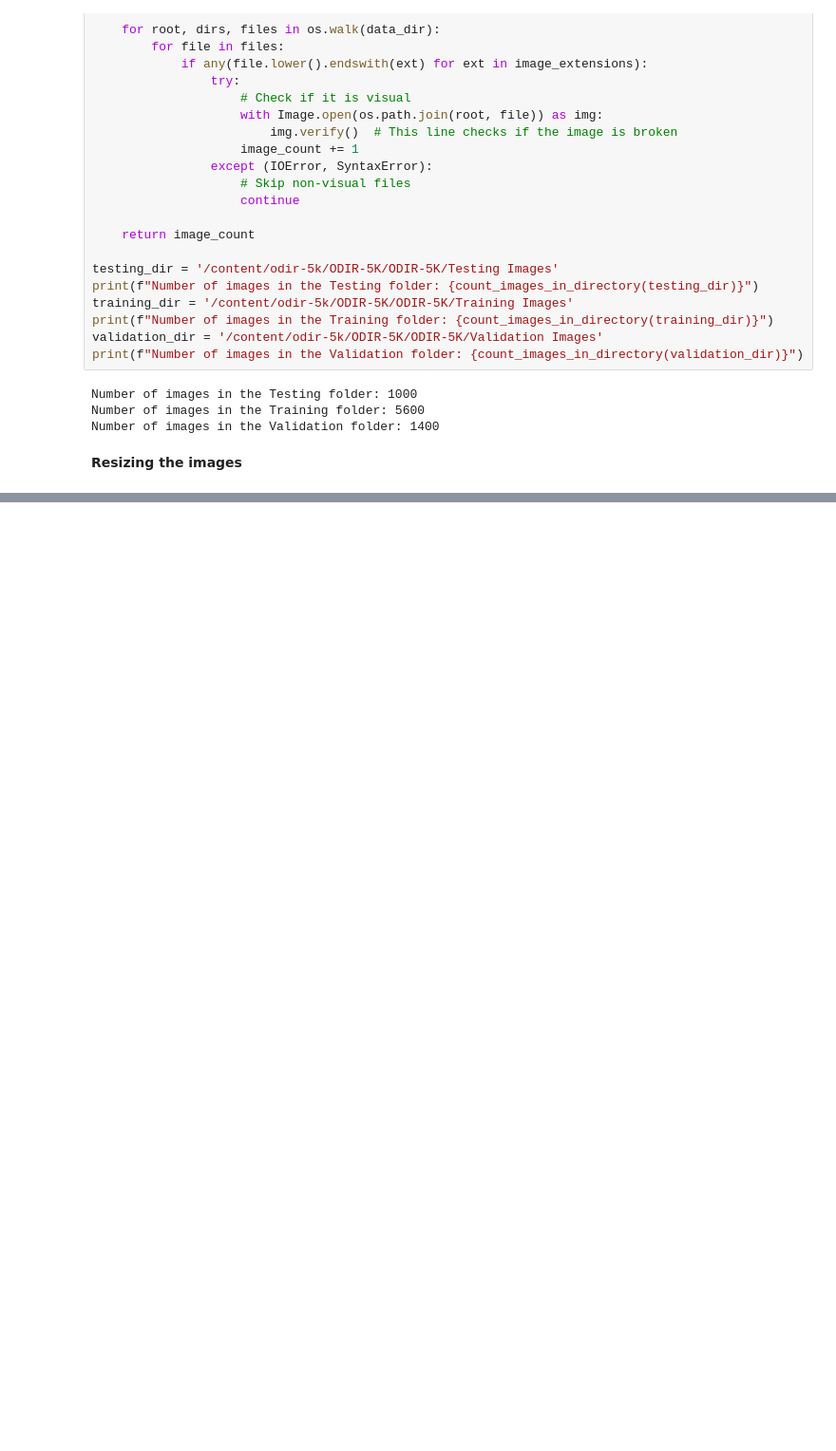
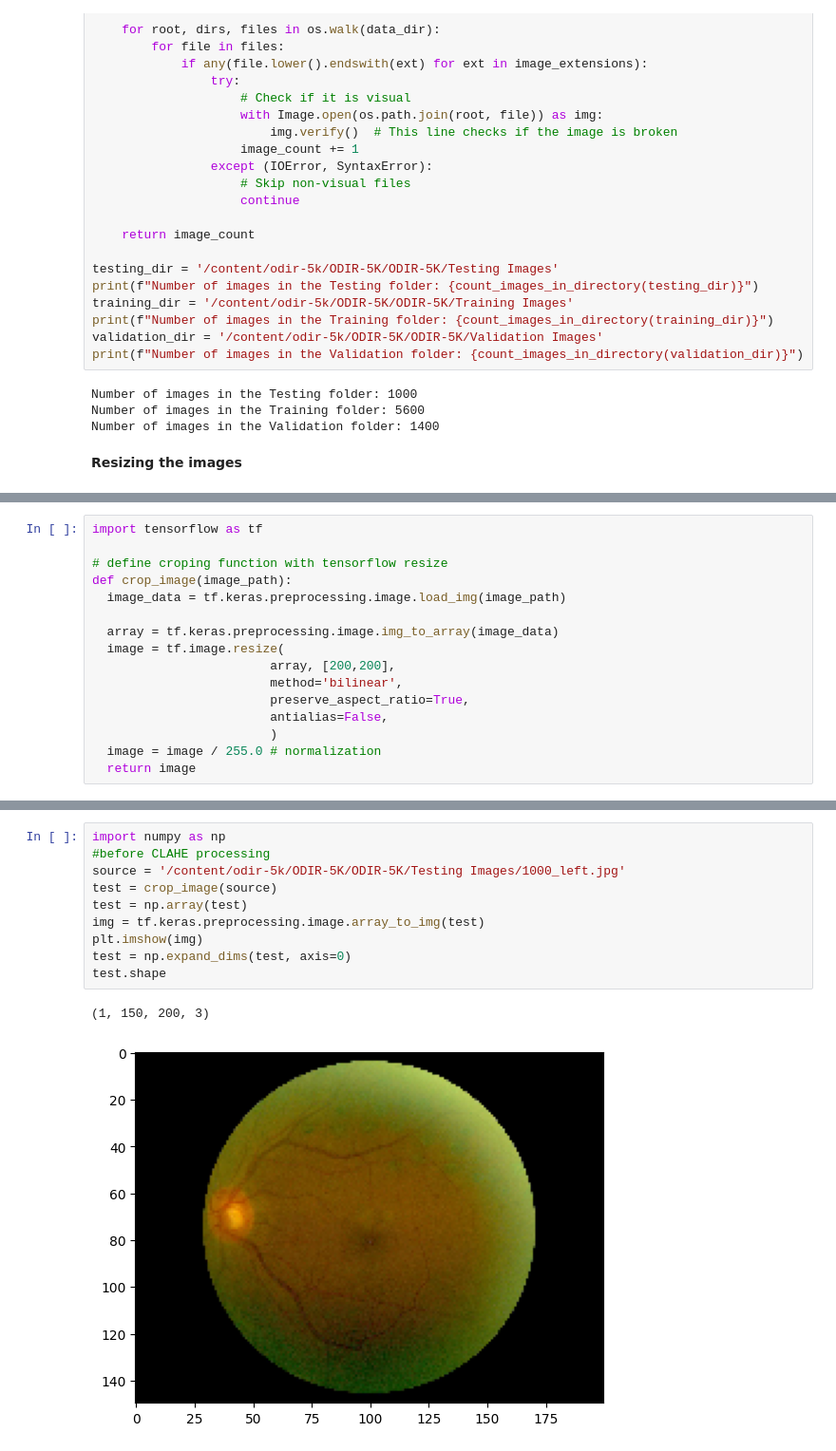
Before and after one commit to SefiyeArican/Ocular-Disease-Recognition, a Jupyter notebook: Fundus_Image_Processing.ipynb, the cells around one changed output, grey strips where cells are left out. Shown at 95% size. Drawn from its saved outputs; the diff is of its cells as text; blank space fills up the shorter version.

```diff
--- a/Fundus_Image_Processing.ipynb
+++ b/Fundus_Image_Processing.ipynb
@@ -483,0 +454,16 @@ Images were successfully resized.
+# %%
+import tensorflow as tf
+
+# define croping function with tensorflow resize
+def crop_image(image_path):
+  image_data = tf.keras.preprocessing.image.load_img(image_path)
+
+  array = tf.keras.preprocessing.image.img_to_array(image_data)
+  image = tf.image.resize(
+                        array, [200,200],
+                        method='bilinear',
+                        preserve_aspect_ratio=True,
+                        antialias=False,
+                        )
+  image = image / 255.0 # normalization
+  return image
@@ -483,0 +488,13 @@ Images were successfully resized.
+# %%
+import numpy as np
+#before CLAHE processing
+source = '/content/odir-5k/ODIR-5K/ODIR-5K/Testing Images/1000_left.jpg'
+test = crop_image(source)
+test = np.array(test)
+img = tf.keras.preprocessing.image.array_to_img(test)
+plt.imshow(img)
+test = np.expand_dims(test, axis=0)
+test.shape
+# %% [output]
+(1, 150, 200, 3)
+[figure, added]
```
Also changed, not shown: parts of 10 cells of this notebook.
